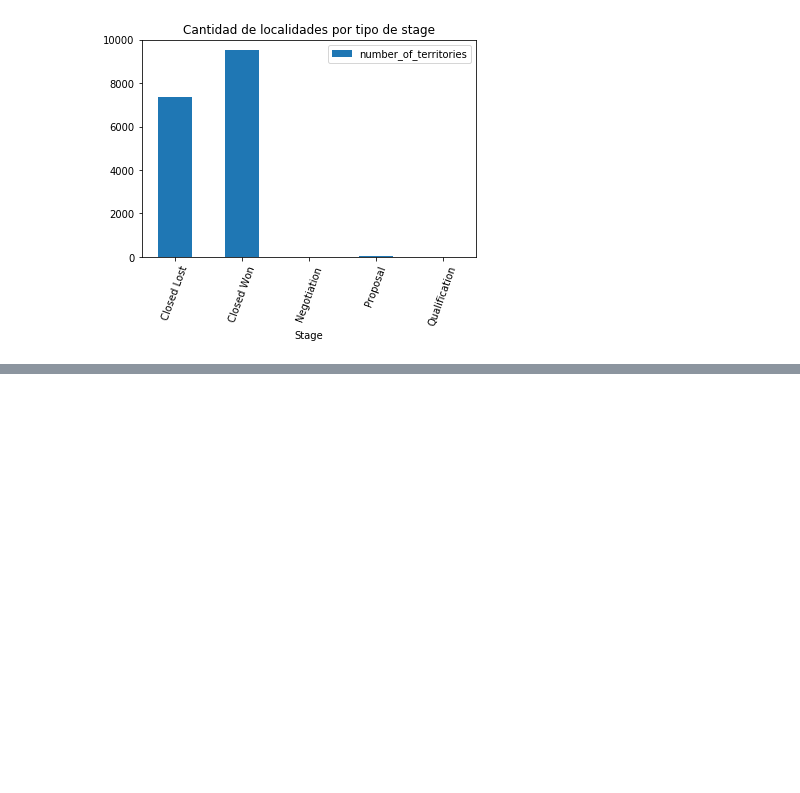
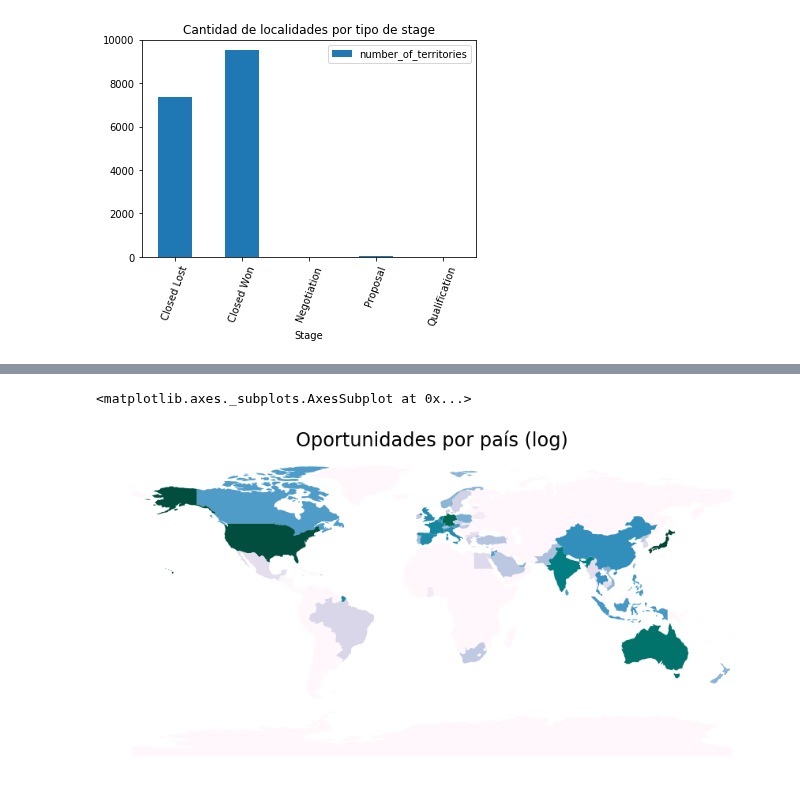
Before and after one commit to FernandoSinisi/Orga-Datos-2C-2020, a Jupyter notebook: TP1/Graficos.ipynb, the cells around one changed output, grey strips where cells are left out. Drawn from its saved outputs; the diff is of its cells as text; code cells hidden in the pictures; blank space fills up the shorter version.

```diff
--- a/TP1/Graficos.ipynb
+++ b/TP1/Graficos.ipynb
@@ -192,0 +299,8 @@ plot.show(block=True)
+# %%
+fig, ax = plt.subplots(1, figsize=(15, 9))
+ax.axis('off')
+plt.title('Oportunidades por país (log)',size=24)
+dfmerge.plot(column='count_log',cmap='PuBuGn',ax=ax)
+# %% [output]
+<matplotlib.axes._subplots.AxesSubplot at 0x...>
+[figure, added]
```
Also changed, not shown: parts of 8 cells of this notebook, 5 other files.
